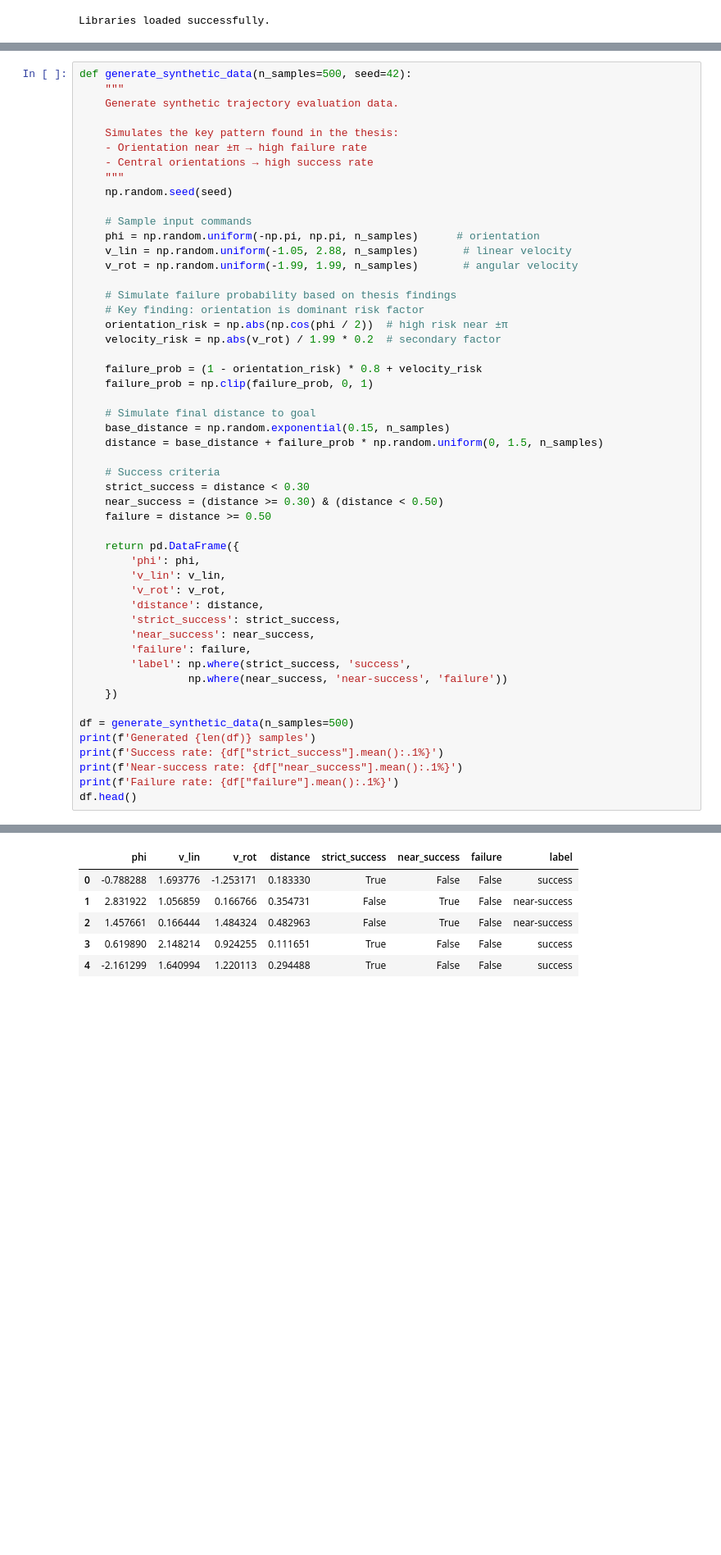
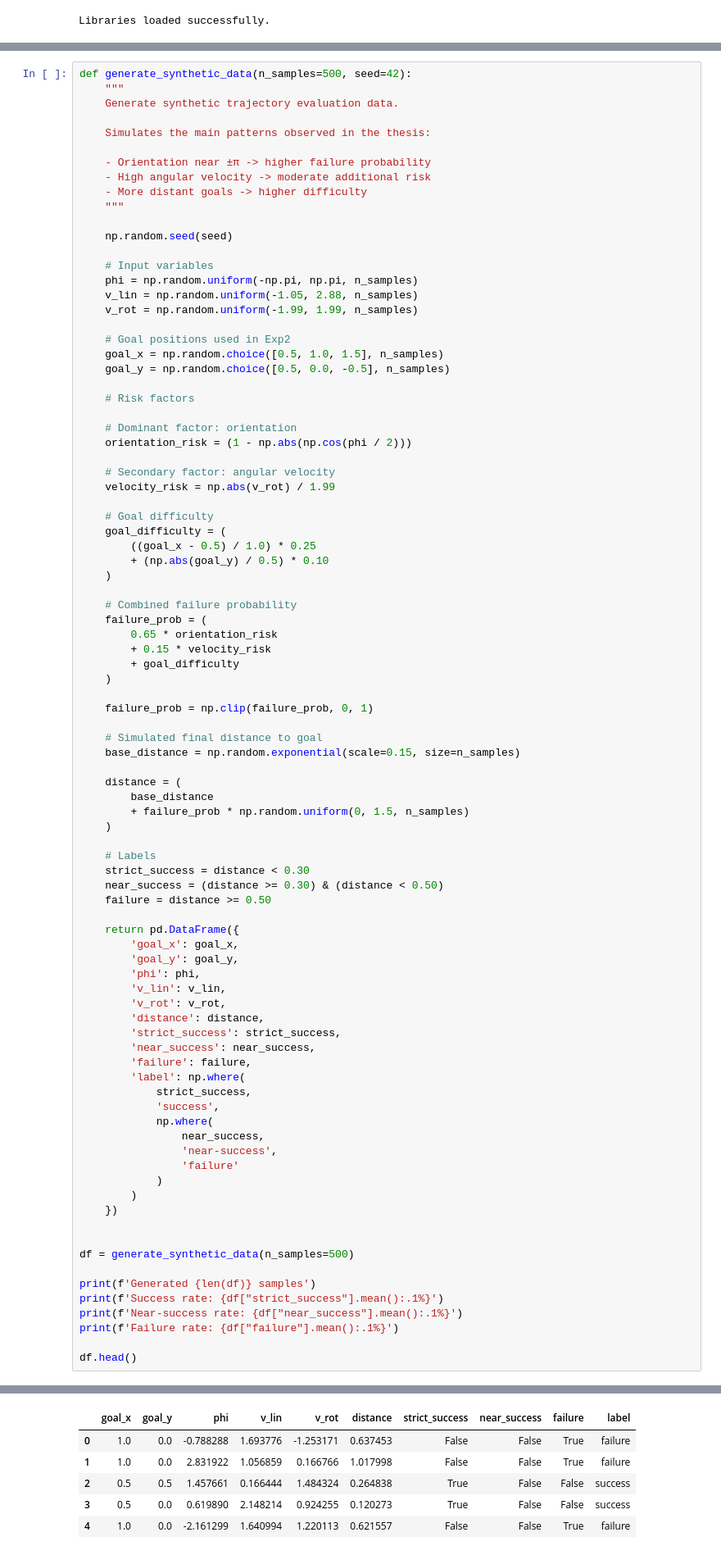
Before and after one commit to pouyapd/SafeTraj-Experiments, a Jupyter notebook: notebooks/demo_analysis.ipynb, the cells around one changed output, grey strips where cells are left out. Shown at 82% size. Saved outputs shown, nothing was run; the diff lists cells and outputs as text; blank space fills up the shorter version.

```diff
--- a/notebooks/demo_analysis.ipynb
+++ b/notebooks/demo_analysis.ipynb
@@ -52,35 +57,63 @@ def generate_synthetic_data(n_samples=500, seed=42):
     """
     Generate synthetic trajectory evaluation data.
 
-    Simulates the key pattern found in the thesis:
-    - Orientation near ±π → high failure rate
-    - Central orientations → high success rate
+    Simulates the main patterns observed in the thesis:
+
+    - Orientation near ±π -> higher failure probability
+    - High angular velocity -> moderate additional risk
+    - More distant goals -> higher difficulty
     """
+
     np.random.seed(seed)
 
-    # Sample input commands
-    phi = np.random.uniform(-np.pi, np.pi, n_samples)      # orientation
-    v_lin = np.random.uniform(-1.05, 2.88, n_samples)       # linear velocity
-    v_rot = np.random.uniform(-1.99, 1.99, n_samples)       # angular velocity
+    # Input variables
+    phi = np.random.uniform(-np.pi, np.pi, n_samples)
+    v_lin = np.random.uniform(-1.05, 2.88, n_samples)
+    v_rot = np.random.uniform(-1.99, 1.99, n_samples)
 
-    # Simulate failure probability based on thesis findings
-    # Key finding: orientation is dominant risk factor
-    orientation_risk = np.abs(np.cos(phi / 2))  # high risk near ±π
-    velocity_risk = np.abs(v_rot) / 1.99 * 0.2  # secondary factor
+    # Goal positions used in Exp2
+    goal_x = np.random.choice([0.5, 1.0, 1.5], n_samples)
+    goal_y = np.random.choice([0.5, 0.0, -0.5], n_samples)
 
-    failure_prob = (1 - orientation_risk) * 0.8 + velocity_risk
+    # Risk factors
+
+    # Dominant factor: orientation
+    orientation_risk = (1 - np.abs(np.cos(phi / 2)))
+
+    # Secondary factor: angular velocity
+    velocity_risk = np.abs(v_rot) / 1.99
+
+    # Goal difficulty
+    goal_difficulty = (
+        ((goal_x - 0.5) / 1.0) * 0.25
+        + (np.abs(goal_y) / 0.5) * 0.10
+    )
+
+    # Combined failure probability
+    failure_prob = (
+        0.65 * orientation_risk
+        + 0.15 * velocity_risk
+        + goal_difficulty
+    )
+
     failure_prob = np.clip(failure_prob, 0, 1)
 
-    # Simulate final distance to goal
-    base_distance = np.random.exponential(0.15, n_samples)
-    distance = base_distance + failure_prob * np.random.uniform(0, 1.5, n_samples)
+    # Simulated final distance to goal
+    base_distance = np.random.exponential(scale=0.15, size=n_samples)
 
-    # Success criteria
+    distance = (
+        base_distance
+        + failure_prob * np.random.uniform(0, 1.5, n_samples)
+    )
+
+    # Labels
     strict_success = distance < 0.30
     near_success = (distance >= 0.30) & (distance < 0.50)
     failure = distance >= 0.50
 
     return pd.DataFrame({
+        'goal_x': goal_x,
+        'goal_y': goal_y,
         'phi': phi,
         'v_lin': v_lin,
         'v_rot': v_rot,
@@ -88,15 +121,25 @@ def generate_synthetic_data(n_samples=500, seed=42):
         'strict_success': strict_success,
         'near_success': near_success,
         'failure': failure,
-        'label': np.where(strict_success, 'success',
-                 np.where(near_success, 'near-success', 'failure'))
+        'label': np.where(
+            strict_success,
+            'success',
+            np.where(
+                near_success,
+                'near-success',
+                'failure'
+            )
+        )
     })
 
+
 df = generate_synthetic_data(n_samples=500)
+
 print(f'Generated {len(df)} samples')
 print(f'Success rate: {df["strict_success"].mean():.1%}')
 print(f'Near-success rate: {df["near_success"].mean():.1%}')
 print(f'Failure rate: {df["failure"].mean():.1%}')
+
 df.head()
 # %% [output]
 Generated 500 samples
@@ -106,9 +149,9 @@ Failure rate: 37.4%
-|  | phi | v_lin | v_rot | distance | strict_success | near_success | failure | label |
-| 0 | -0.788288 | 1.693776 | -1.253171 | 0.183330 | True | False | False | success |
-| 1 | 2.831922 | 1.056859 | 0.166766 | 0.354731 | False | True | False | near-success |
-| 2 | 1.457661 | 0.166444 | 1.484324 | 0.482963 | False | True | False | near-success |
-| 3 | 0.619890 | 2.148214 | 0.924255 | 0.111651 | True | False | False | success |
-| 4 | -2.161299 | 1.640994 | 1.220113 | 0.294488 | True | False | False | success |
+|  | goal_x | goal_y | phi | v_lin | v_rot | distance | strict_success | near_success | failure | label |
+| 0 | 1.0 | 0.0 | -0.788288 | 1.693776 | -1.253171 | 0.637453 | False | False | True | failure |
+| 1 | 1.0 | 0.0 | 2.831922 | 1.056859 | 0.166766 | 1.017998 | False | False | True | failure |
+| 2 | 0.5 | 0.5 | 1.457661 | 0.166444 | 1.484324 | 0.264838 | True | False | False | success |
+| 3 | 0.5 | 0.0 | 0.619890 | 2.148214 | 0.924255 | 0.120273 | True | False | False | success |
+| 4 | 1.0 | 0.0 | -2.161299 | 1.640994 | 1.220113 | 0.621557 | False | False | True | failure |
 # %% [markdown]
 ---
 ## 2. Experiment 1 — Input Sensitivity Analysis
```
Also changed, not shown: parts of 9 cells of this notebook.
